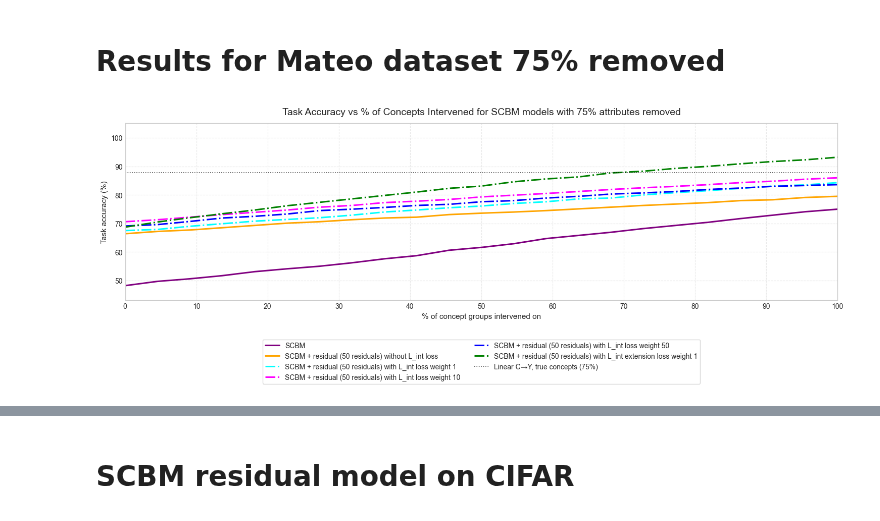
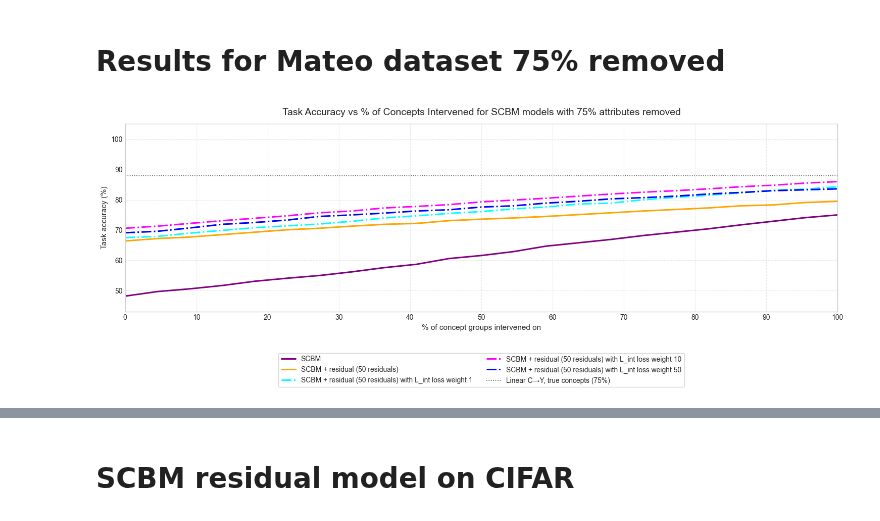
Before and after one commit to stephenmarcou/SCBM_implementation, a Jupyter notebook: results.ipynb, the cells around one changed output, grey strips where cells are left out. Saved outputs shown, nothing was run; the diff lists cells and outputs as text; code cells hidden in the pictures.

```diff
--- a/results.ipynb
+++ b/results.ipynb
@@ -880,8 +880,7 @@ df_final_results_detailed.head(10)
 # %% [markdown]
 # Results for Mateo dataset 75% removed
 # %%
-#model_dir_scbm_075_residual_50_L_int_loss_1 = "Mateo_025_L_int_loss_weight_1_2026-05-06_14-14-57_225d9"
-#model_dir_scbm_075_residual_50_L_int_loss_10 = "Mateo_025_L_int_loss_weight_10_2026-05-06_14-14-57_01f2d"
+
 model_dir_scbm_075 = "Mateo_025_2026-05-06_14-14-58_11bb4"
 model_dir_scbm_075_residual_50 = "Mateo_025_2026-05-06_15-22-45_878e2"
 
@@ -889,15 +888,7 @@ model_dir_scbm_075_residual_50_L_int_loss_1_fixed = "Mateo_025_fixed_L_int_loss_
 model_dir_scbm_075_residual_50_L_int_loss_10_fixed = "Mateo_025_fixed_L_int_loss_weight_10_2026-05-07_13-51-32_4209e"
 model_dir_scbm_075_residual_50_L_int_loss_50_fixed = "Mateo_025_fixed_L_int_loss_weight_50_2026-05-07_20-21-56_16f65"
 
-model_dir_scbm_075_residual_50_L_int_extension_loss_1_fixed_ = "Mateo_025_fixed_emp_perc_L_int_extension_loss_weight_1_2026-05-12_13-27-37_7d2de"
 
-model_dir_scbm_complete = "complete2026-04-19_23-19-06_44b07"
-
-
-(concepts_intervened_list_scbm_075_residual_50_L_int_extension_loss_1_fixed,
-y_accuracies_list_scbm_075_residual_50_L_int_extension_loss_1_fixed,
-c_accuracies_list_scbm_075_residual_50_L_int_extension_loss_1_fixed,
-c_auroc_list_scbm_075_residual_50_L_int_extension_loss_1_fixed) = extract_info_from_intervention_log(model_dir_scbm_075_residual_50_L_int_extension_loss_1_fixed_, model_type="scbm_residual", return_c_auroc=True)
 
 
 
@@ -923,51 +914,18 @@ c_accuracies_list_scbm_075_residual_50,
 c_auroc_list_scbm_075_residual_50) = extract_info_from_intervention_log(model_dir_scbm_075_residual_50, model_type="scbm_residual", return_c_auroc=True)
 
 
-concepts_intervened_list_scbm_complete,
-y_accuracies_list_scbm_complete,
-c_accuracies_list_scbm_complete,
-c_auroc_list_scbm_complete = extract_info_from_intervention_log(model_dir_scbm_complete, model_type="scbm", return_c_auroc=True)
-
-
-
-
-# (concepts_intervened_list_scbm_075_residual_50_L_int_loss_1,
-# y_accuracies_list_scbm_075_residual_50_L_int_loss_1,
-# c_accuracies_list_scbm_075_residual_50_L_int_loss_1,
-# c_auroc_list_scbm_075_residual_50_L_int_loss_1) = extract_info_from_intervention_log(model_dir_scbm_075_residual_50_L_int_loss_1, model_type="scbm_residual", return_c_auroc=True)
-
-# (concepts_intervened_list_scbm_075_residual_50_L_int_loss_10,
-# y_accuracies_list_scbm_075_residual_50_L_int_loss_10,
-# c_accuracies_list_scbm_075_residual_50_L_int_loss_10,
-# c_auroc_list_scbm_075_residual_50_L_int_loss_10) = extract_info_from_intervention_log(model_dir_scbm_075_residual_50_L_int_loss_10, model_type="scbm_residual", return_c_auroc=True)
-
-
 
 (concepts_intervened_list_scbm_075,
 y_accuracies_list_scbm_075,
 c_accuracies_list_scbm_075,
 c_auroc_list_scbm_075) = extract_info_from_intervention_log(model_dir_scbm_075, model_type="scbm", return_c_auroc=True)
 
-max_num_concepts_intervened = max(
-    max(concepts_intervened_list_scbm_075),
-    #max(concepts_intervened_list_scbm_075_residual_50_L_int_loss_1),
-    #max(concepts_intervened_list_scbm_075_residual_50_L_int_loss_10),
-    max(concepts_intervened_list_scbm_075_residual_50_L_int_loss_10_fixed),
-    max(concepts_intervened_list_scbm_075_residual_50),
-    max(concepts_intervened_list_scbm_075_residual_50_L_int_loss_1_fixed),
-    max(concepts_intervened_list_scbm_075_residual_50_L_int_loss_50_fixed),
-    max(concepts_intervened_list_scbm_075_residual_50_L_int_extension_loss_1_fixed)
-)
+max_num_concepts_intervened = 22
 
 concepts_intervened_pct_scbm_075 = [
     100.0 * c / max_num_concepts_intervened for c in concepts_intervened_list_scbm_075
 ]
-# concepts_intervened_pct_scbm_075_residual_50_L_int_loss_1 = [
-#     100.0 * c / max_num_concepts_intervened for c in concepts_intervened_list_scbm_075_residual_50_L_int_loss_1
-# ]
-# concepts_intervened_pct_scbm_075_residual_50_L_int_loss_10 = [
-#     100.0 * c / max_num_concepts_intervened for c in concepts_intervened_list_scbm_075_residual_50_L_int_loss_10
-# ]
+
 
 concepts_intervened_pct_scbm_075_residual_50 = [
     100.0 * c / max_num_concepts_intervened for c in concepts_intervened_list_scbm_075_residual_50
@@ -987,15 +945,9 @@ concepts_intervened_pct_scbm_075_residual_50_L_int_loss_50_fixed = [
 
 
 
-concepts_intervened_pct_scbm_075_residual_50_L_int_extension_loss_1_fixed = [
-    100.0 * c / max_num_concepts_intervened for c in concepts_intervened_list_scbm_075_residual_50_L_int_extension_loss_1_fixed
-]
 
 
 
-concepts_intervened_pct_scbm_complete = [
-    100.0 * c / 112 for c in concepts_intervened_list_scbm_complete
-]
 
 fig, ax = plt.subplots(figsize=(15, 6))
 
@@ -1009,15 +961,6 @@ ax.plot(
     markersize=6,
     label=r"SCBM",
 )
-
-# ax.plot(
-#     concepts_intervened_pct_scbm_complete,
-#     y_accuracies_list_scbm_complete,
-#     color = "gray",
-#     linewidth=2.2,
-#     markersize=6,
-#     label=r"SCBM complete (0% attributes removed)",
-# )
 
 
 
@@ -1042,7 +985,6 @@ ax.plot(
     linewidth=2.2,
     markersize=6,
     linestyle="-.",
-    #label=r"SCBM + residual (50 residuals) with L_int loss weight 1 (fixed)",
     label=r"SCBM + residual (50 residuals) with L_int loss weight 1",
 )
 
@@ -1067,17 +1009,6 @@ ax.plot(
     markersize=6,
     linestyle="-.",
     label=r"SCBM + residual (50 residuals) with L_int loss weight 50",
-)
-
-
-ax.plot(
-    concepts_intervened_pct_scbm_075_residual_50_L_int_extension_loss_1_fixed,
-    y_accuracies_list_scbm_075_residual_50_L_int_extension_loss_1_fixed,
-    color = "green",
-    linewidth=2.2,
-    markersize=6,
-    linestyle="-.",
-    label=r"SCBM + residual (50 residuals) with L_int extension loss weight 1",
 )
 
 
@@ -1109,40 +1040,32 @@ ax.set_title(
 )
 ax.set_xlabel("% of concept groups intervened on", fontsize=11)
 ax.set_ylabel("Task accuracy (%)", fontsize=11)
 ax.xaxis.set_major_locator(MaxNLocator(integer=True, prune=None, nbins=11))
 ax.set_xlim(0, 100)
 
 
 
 y_min = min(min(y_accuracies_list_scbm_075_residual_50_L_int_loss_10_fixed),
             min(y_accuracies_list_scbm_075), min(y_accuracies_list_scbm_075_residual_50),
             min(y_accuracies_list_scbm_075_residual_50_L_int_loss_1_fixed),
             min(y_accuracies_list_scbm_075_residual_50_L_int_loss_50_fixed),
-            min(y_accuracies_list_scbm_complete),
-            min(y_accuracies_list_scbm_075_residual_50_L_int_extension_loss_1_fixed)
             )
 
-y_max = max(max(y_accuracies_list_scbm_075_residual_50_L_int_loss_10_fixed),
-            max(y_accuracies_list_scbm_075), max(y_accuracies_list_scbm_075_residual_50),
-            max(y_accuracies_list_scbm_075_residual_50_L_int_loss_1_fixed),
-            max(y_accuracies_list_scbm_075_residual_50_L_int_loss_50_fixed),
-            max(y_accuracies_list_scbm_complete),
-            max(y_accuracies_list_scbm_075_residual_50_L_int_extension_loss_1_fixed)
-            )
+y_max = 100
 
 
 
 pad = max((y_max - y_min) * 0.1, 0.5)
 ax.set_ylim(y_min - pad, y_max + pad)
 
 ax.grid(True, which="major", linestyle="--", alpha=0.45)
 ax.legend(
     loc="upper center",
     bbox_to_anchor=(0.5, -0.2),
     ncol=2,  # spread across columns
     frameon=True
 )
 fig.tight_layout()
 plt.show()
 # %% [output]
-[figure, old version]
+[figure, new version]
```
Also changed, not shown: parts of 11 cells of this notebook, 2 other files.
